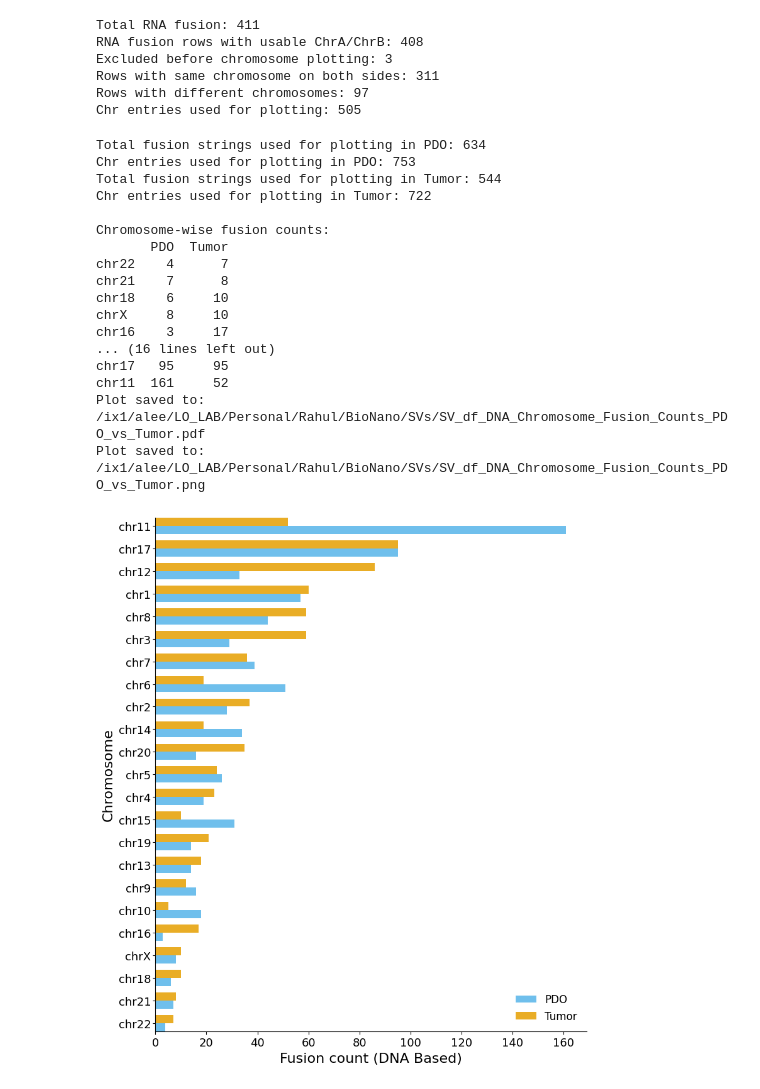
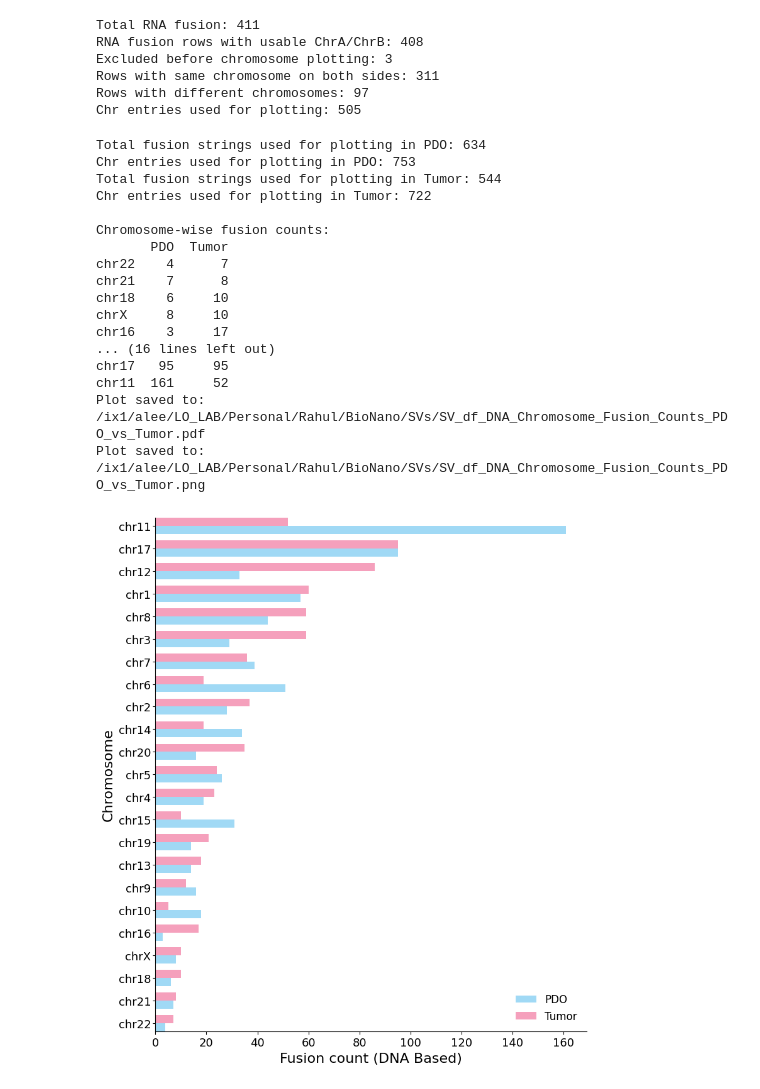
Before and after one commit to leeoesterreich/rak373, a Jupyter notebook: BioNano/Final_Figure/Suppl_Figure/Figure_S4.ipynb, the cells around one changed output. Drawn from its saved outputs; the diff is of its cells as text; code cells hidden in the pictures.

```diff
--- a/BioNano/Final_Figure/Suppl_Figure/Figure_S4.ipynb
+++ b/BioNano/Final_Figure/Suppl_Figure/Figure_S4.ipynb
@@ -465,7 +466,7 @@ ax.barh(
     y_pos - bar_height / 2,
     count_df["PDO"],
     height=bar_height,
-    color="#56B4E9",
+    color="#8FD3F4",
     alpha=0.85,
     label="PDO"
 )
@@ -475,7 +476,7 @@ ax.barh(
     y_pos + bar_height / 2,
     count_df["Tumor"],
     height=bar_height,
-    color="#E69F00",
+    color="#F48FB1",
     alpha=0.85,
     label="Tumor"
 )
@@ -500,34 +501,34 @@ ax.set_ylim(y_pos[0] - bar_height, y_pos[-1] + bar_height)
 
 ax.legend(frameon=False, fontsize=12)
 
 plt.tight_layout()
 
 plt.savefig(out_pdf, dpi=300, bbox_inches="tight")
 plt.savefig(out_png, dpi=300, bbox_inches="tight")
 
 print(f"Plot saved to: {out_pdf}")
 print(f"Plot saved to: {out_png}")
 
 plt.show()
 # %% [output]
 Total fusion strings used for plotting in PDO: 634
 Chr entries used for plotting in PDO: 753
 Total fusion strings used for plotting in Tumor: 544
 Chr entries used for plotting in Tumor: 722
 
 Chromosome-wise fusion counts:
        PDO  Tumor
 chr22    4      7
 chr21    7      8
 chr18    6     10
 chrX     8     10
 chr16    3     17
 ... (16 lines left out)
 chr17   95     95
 chr11  161     52
 Plot saved to: /ix1/alee/LO_LAB/Personal/Rahul/BioNano/SVs/SV_df_DNA_Chromosome_Fusion_Counts_PDO_vs_Tumor.pdf
 Plot saved to: /ix1/alee/LO_LAB/Personal/Rahul/BioNano/SVs/SV_df_DNA_Chromosome_Fusion_Counts_PDO_vs_Tumor.png
-[figure, old version]
+[figure, new version]
 # %%
 # Total Fusion Count across PDO and Tumor identified through RNASeq (RNA based)
 # Total Fusion Count across PDO and Tumor identified through RNASeq (RNA based)
```
Also changed, not shown: parts of 3 cells of this notebook, 2 other files.
